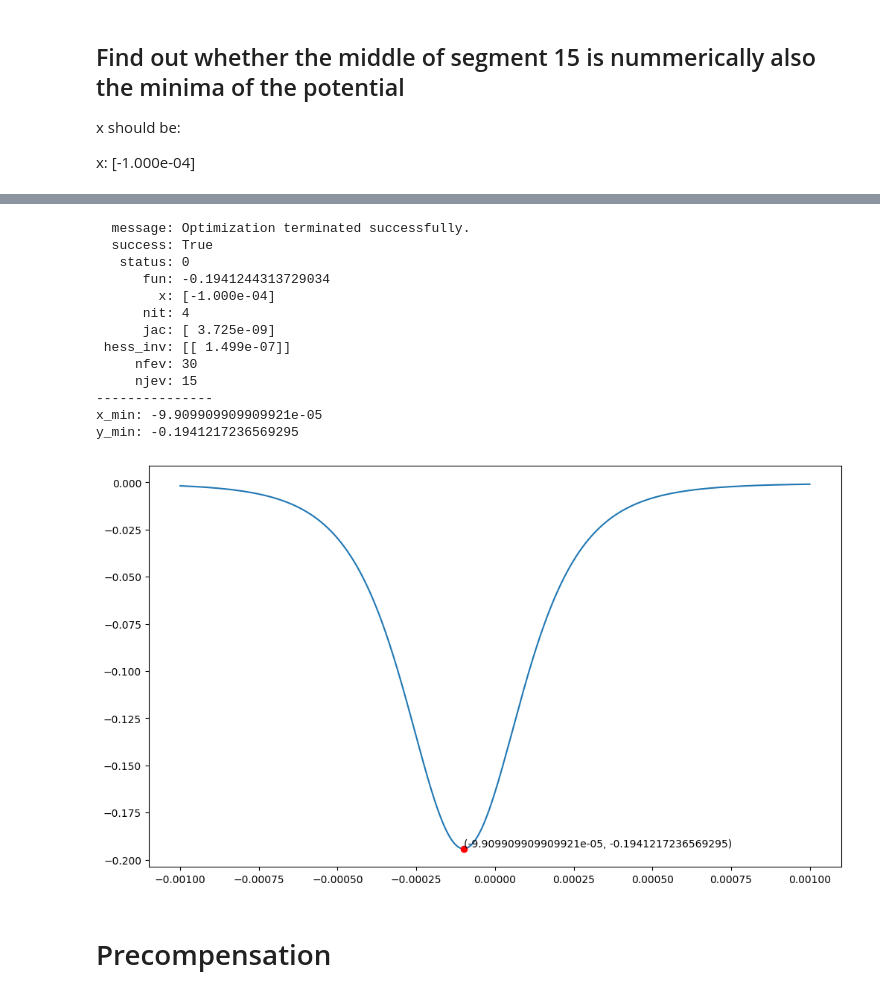
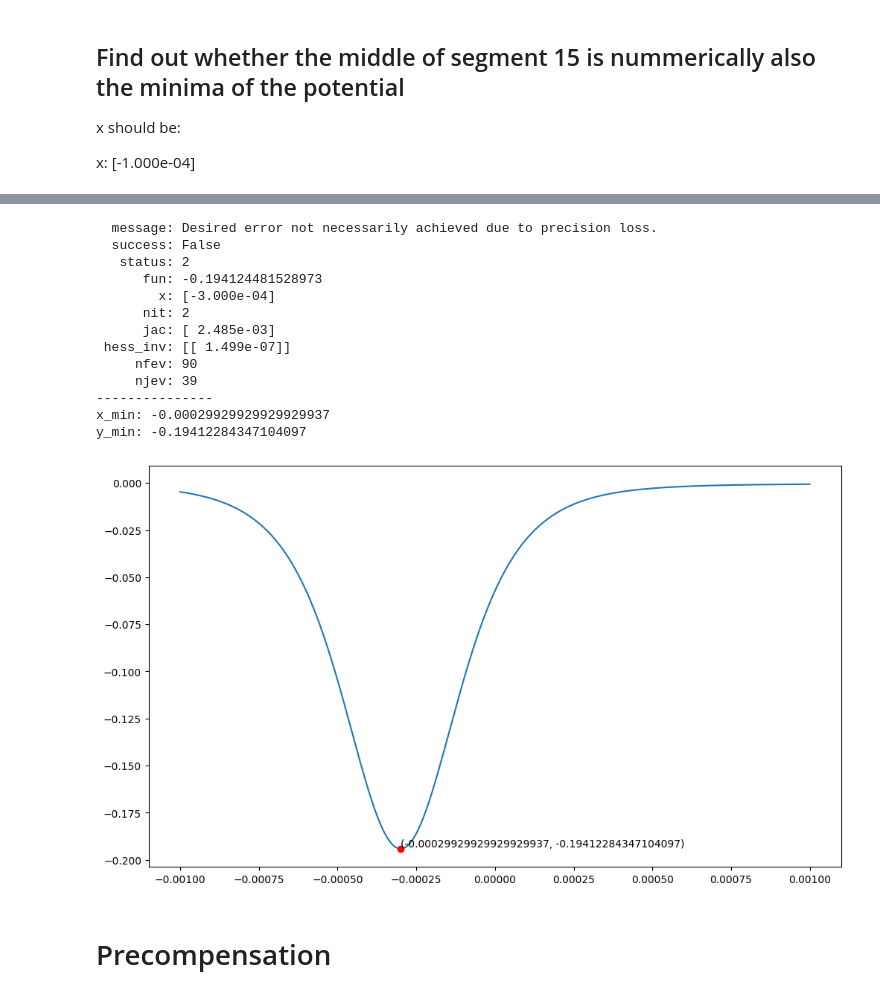
Before and after one commit to OnekaSingh/QC-Filter-Precompensation, a Jupyter notebook: Oneka/reworked.ipynb, the cells around one changed output, grey strips where cells are left out. Drawn from its saved outputs; the diff is of its cells as text; code cells hidden in the pictures.

```diff
--- a/Oneka/reworked.ipynb
+++ b/Oneka/reworked.ipynb
@@ -212,43 +226,43 @@ x: [-1.000e-04]
 # %%
 redtrap = red_system(trap)
 redtrap.setIons(np.array([[[-300.0e-6],[0],[0]],], dtype=np.float64))
 voltage = np.zeros((16, 1))
-voltage[15, 0] = -1
+voltage[14, 0] = -1
 redtrap.volt = voltage
 print(minimize(lambda t: redtrap.getPot(t, 0), 300e-6))
 
 x = np.linspace(-1e-3, 1e-3, 1000)
 redtrap.getPot(np.array([100e-6]), 0)
 
 pot = redtrap.getPot(x, 0)         # potential array
 idx_min = np.argmin(pot)           # index of minimum value
 x_min = x[idx_min]                 # x-value at minimum
 pot_min = pot[idx_min]              # minimum potential value
 
 print('---------------')
 print("x_min:", x_min)
 print("y_min:", pot_min)
 
 plt.figure(figsize = (12, 7))
 plt.plot(x, redtrap.getPot(x, 0))
 plt.plot(x_min, pot_min, 'ro')
 plt.text(x_min, pot_min, f'({x_min}, {pot_min})', ha='left', va='bottom')
 plt.show()
 # %% [output]
-  message: Optimization terminated successfully.
-  success: True
-   status: 0
-      fun: -0.1941244313729034
-        x: [-1.000e-04]
-      nit: 4
-      jac: [ 3.725e-09]
+  message: Desired error not necessarily achieved due to precision loss.
+  success: False
+   status: 2
+      fun: -0.194124481528973
+        x: [-3.000e-04]
+      nit: 2
+      jac: [ 2.485e-03]
  hess_inv: [[ 1.499e-07]]
-     nfev: 30
-     njev: 15
+     nfev: 90
+     njev: 39
 ---------------
-x_min: -9.909909909909921e-05
-y_min: -0.1941217236569295
+x_min: -0.00029929929929929937
+y_min: -0.19412284347104097
-[figure, old version]
+[figure, new version]
 # %%
 hbar = 6.62607015e-34 / 2 / np.pi
 omega = 9.83511943e+06
```
Also changed, not shown: parts of 32 cells of this notebook, 2 other files.
